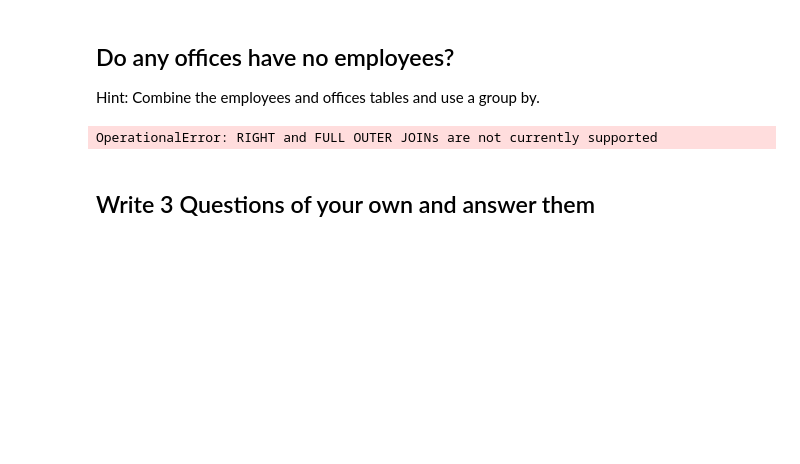
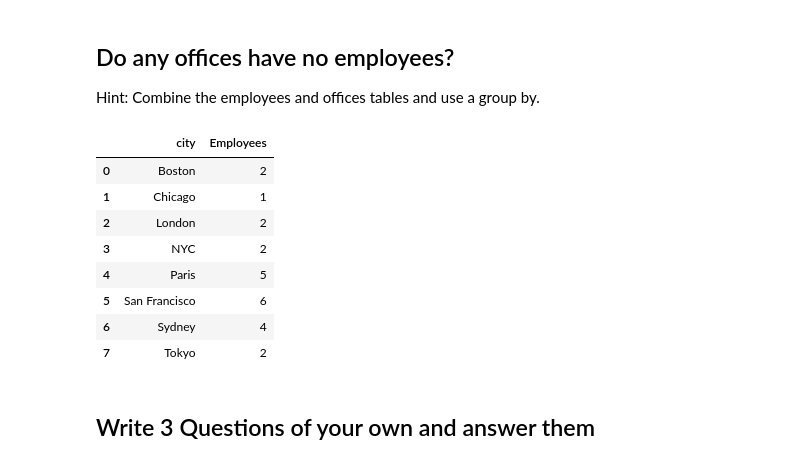
Before and after one commit to Yee-Brian14/dsc-join-statements-lab-nyc-ds-071519, a Jupyter notebook: index.ipynb, the cells around one changed output. Drawn from its saved outputs; the diff is of its cells as text; code cells hidden in the pictures; blank space fills up the shorter version.

```diff
--- a/index.ipynb
+++ b/index.ipynb
@@ -61,13 +61,21 @@ Hint: Combine the employees and offices tables and use a group by.
 # %%
 #Your code here
 # draw_table("""INSERT INTO offices VALUES(8, 'Chicago','1', '2', '3', '4', '5', '6', '7');""")
-draw_table("""SELECT city,count(city) AS Employees FROM employees
+draw_table("""SELECT city,count(city) AS Employees FROM offices
               LEFT JOIN
-                  offices
+                  employees
                   USING(OfficeCode)
               GROUP BY city""")
 # %% [output]
-OperationalError: RIGHT and FULL OUTER JOINs are not currently supported
+|  | city | Employees |
+| 0 | Boston | 2 |
+| 1 | Chicago | 1 |
+| 2 | London | 2 |
+| 3 | NYC | 2 |
+| 4 | Paris | 5 |
+| 5 | San Francisco | 6 |
+| 6 | Sydney | 4 |
+| 7 | Tokyo | 2 |
 # %% [markdown]
 ## Write 3 Questions of your own and answer them
 # %%
```
